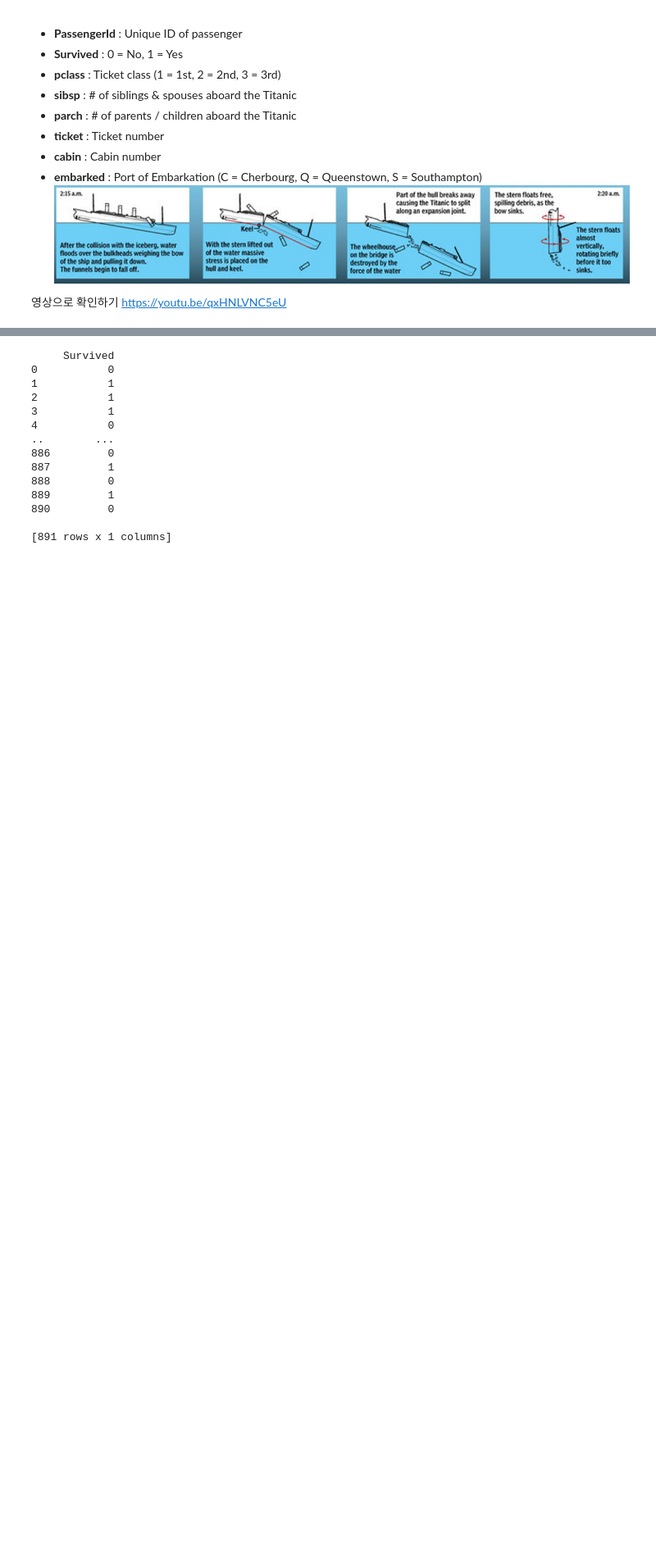
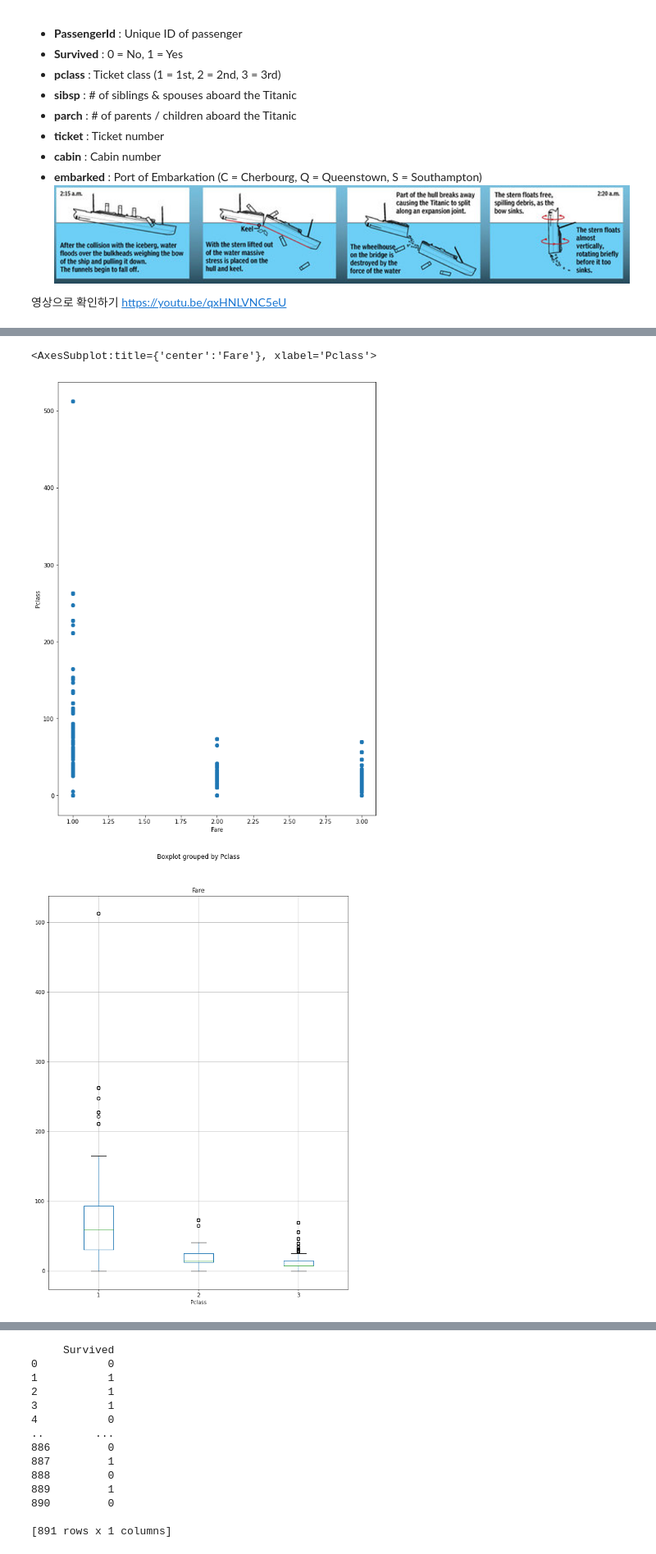
Before and after one commit to querkowe/titanic_data, a Jupyter notebook: ML for Titanic survival prediction (Blank).ipynb, the cells around one changed output, grey strips where cells are left out. Shown at 82% size. Saved outputs shown, nothing was run; the diff lists cells and outputs as text; code cells hidden in the pictures; blank space fills up the shorter version.

```diff
--- a/ML for Titanic survival prediction (Blank).ipynb
+++ b/ML for Titanic survival prediction (Blank).ipynb
@@ -40,0 +83,13 @@ https://youtu.be/qxHNLVNC5eU
+# %%
+# Pclass 와 Fare의 분포 확인
+plt.scatter(data_df['Pclass'], data_df['Fare'], label = "data")
+
+plt.xlabel('Fare')
+plt.ylabel('Pclass')
+
+plt.rcParams["figure.figsize"] = (10,14)
+data_df.boxplot(column='Fare', by='Pclass')
+# %% [output]
+<AxesSubplot:title={'center':'Fare'}, xlabel='Pclass'>
+[figure, added]
+[figure, added]
```
Also changed, not shown: parts of 13 cells of this notebook.
